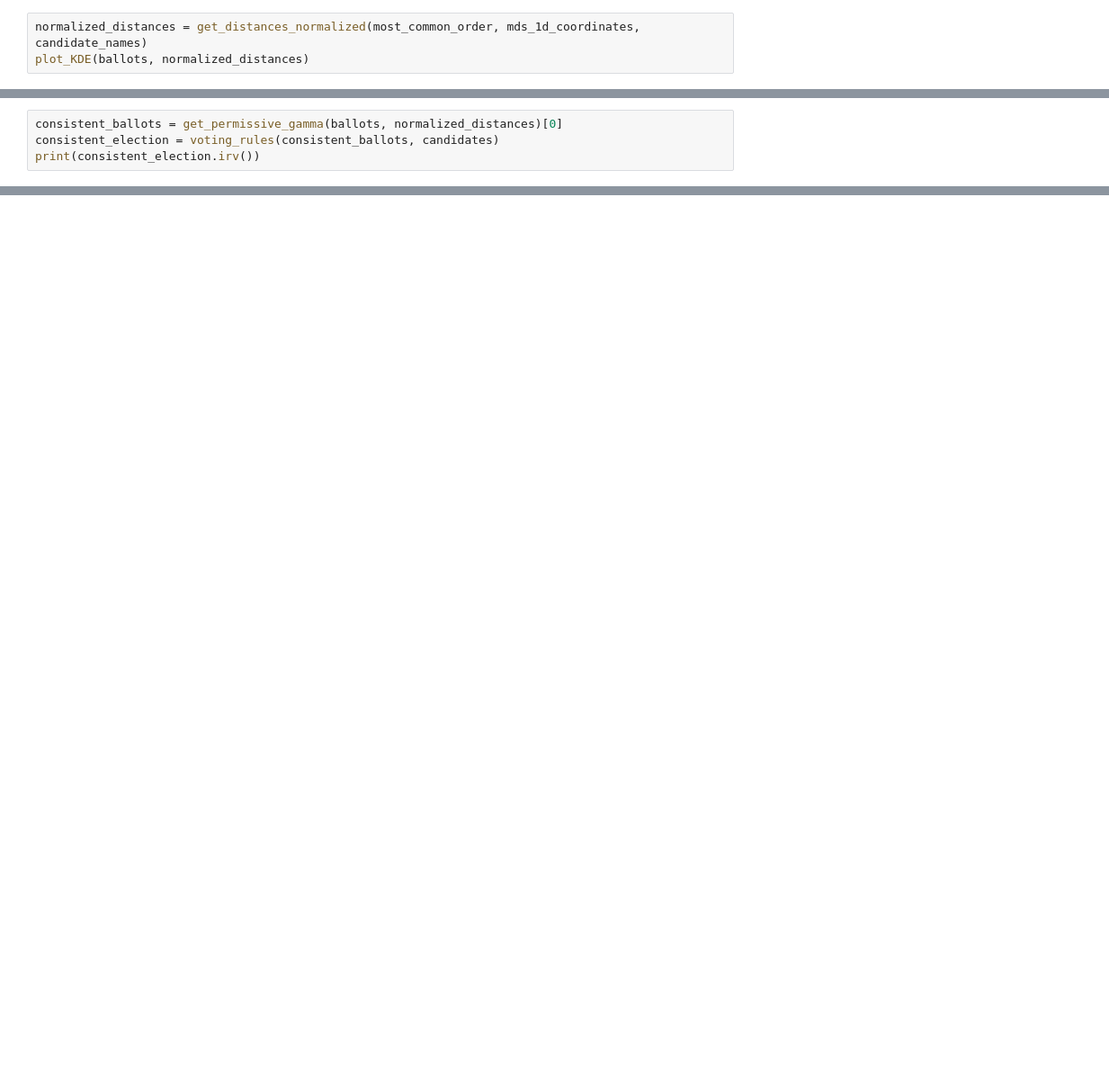
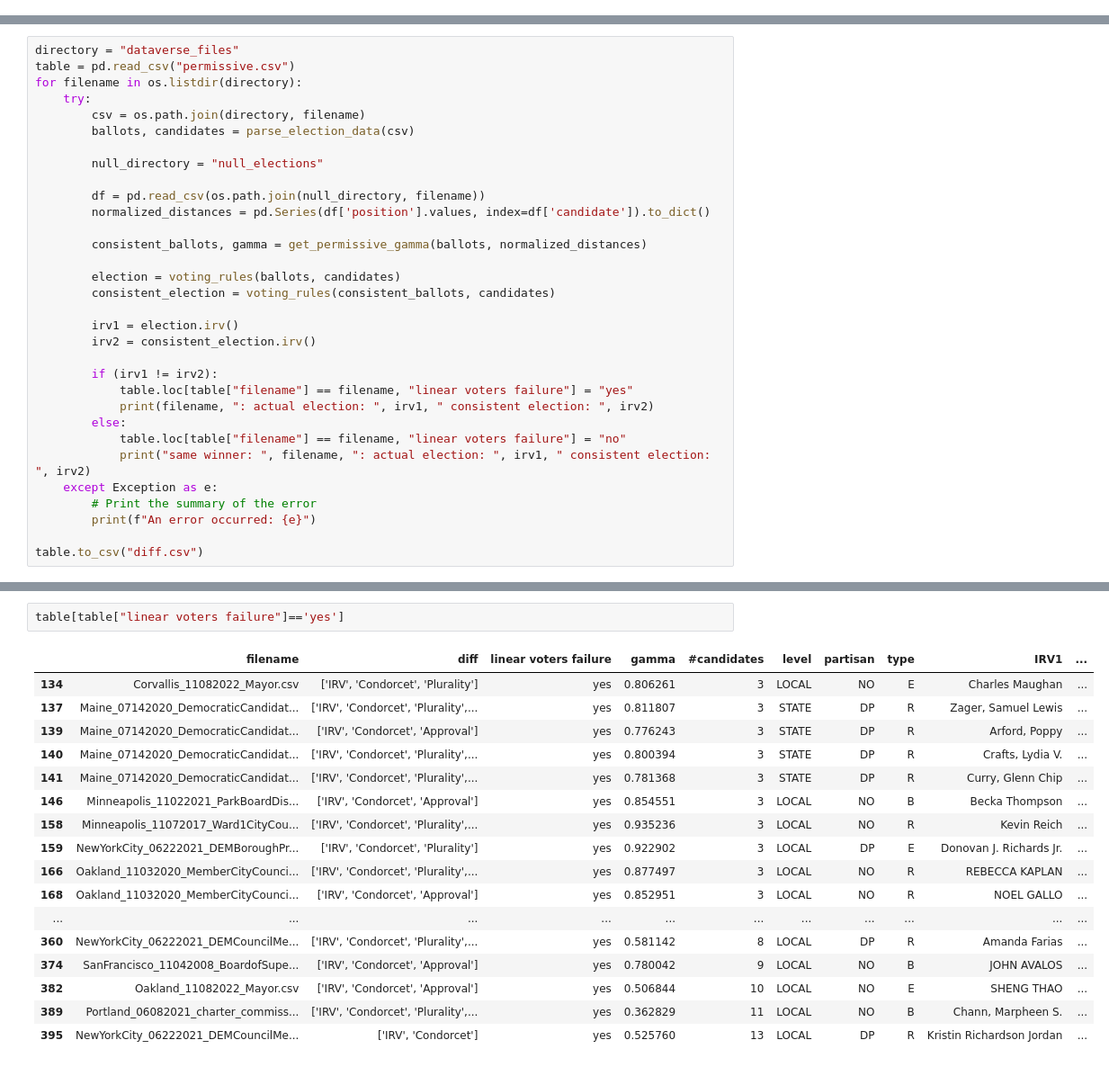
Before and after one commit to ericssimpson/voting-analysis-tools, a Jupyter notebook: cleaned files/inconsistent_ballots_analysis.ipynb, the cells around one changed output, grey strips where cells are left out. Shown at 90% size. Drawn from its saved outputs; the diff is of its cells as text; blank space fills up the shorter version.

```diff
--- a/cleaned files/inconsistent_ballots_analysis.ipynb
+++ b/cleaned files/inconsistent_ballots_analysis.ipynb
@@ -20,3 +0,0 @@ mds_1d_coordinates, mds_2d_coordinates, most_common_order, order_frequencies, ca
-# %%
-normalized_distances = get_distances_normalized(most_common_order, mds_1d_coordinates, candidate_names)
-plot_KDE(ballots, normalized_distances)
@@ -34,4 +0,0 @@ Charles Maughan
-# %%
-consistent_ballots = get_permissive_gamma(ballots, normalized_distances)[0]
-consistent_election = voting_rules(consistent_ballots, candidates)
-print(consistent_election.irv())
@@ -230,0 +13,32 @@ Bob Kiss
+# %%
+directory = "dataverse_files"
+table = pd.read_csv("permissive.csv")
+for filename in os.listdir(directory):
+    try:
+        csv = os.path.join(directory, filename)
+        ballots, candidates = parse_election_data(csv)
+
+        null_directory = "null_elections"
+
+        df = pd.read_csv(os.path.join(null_directory, filename))
+        normalized_distances = pd.Series(df['position'].values, index=df['candidate']).to_dict()
+
+        consistent_ballots, gamma = get_permissive_gamma(ballots, normalized_distances)
+
+        election = voting_rules(ballots, candidates)
+        consistent_election = voting_rules(consistent_ballots, candidates)
+
+        irv1 = election.irv()
+        irv2 = consistent_election.irv()
+
+        if (irv1 != irv2):
+            table.loc[table["filename"] == filename, "linear voters failure"] = "yes"
+            print(filename, ": actual election: ", irv1, " consistent election: ", irv2)
+        else:
+            table.loc[table["filename"] == filename, "linear voters failure"] = "no"
+            print("same winner: ", filename, ": actual election: ", irv1, " consistent election: ", irv2)
+    except Exception as e:
+        # Print the summary of the error
+        print(f"An error occurred: {e}")
+
+table.to_csv("diff.csv")
@@ -230,0 +63,20 @@ Bob Kiss
+# %%
+table[table["linear voters failure"]=='yes']
+# %% [output]
+|  | filename | diff | linear voters failure | gamma | #candidates | level | partisan | type | IRV1 | ... |
+| 134 | Corvallis_11082022_Mayor.csv | ['IRV', 'Condorcet', 'Plurality'] | yes | 0.806261 | 3 | LOCAL | NO | E | Charles Maughan | ... |
+| 137 | Maine_07142020_DemocraticCandidat... | ['IRV', 'Condorcet', 'Plurality',... | yes | 0.811807 | 3 | STATE | DP | R | Zager, Samuel Lewis | ... |
+| 139 | Maine_07142020_DemocraticCandidat... | ['IRV', 'Condorcet', 'Approval'] | yes | 0.776243 | 3 | STATE | DP | R | Arford, Poppy | ... |
+| 140 | Maine_07142020_DemocraticCandidat... | ['IRV', 'Condorcet', 'Plurality',... | yes | 0.800394 | 3 | STATE | DP | R | Crafts, Lydia V. | ... |
+| 141 | Maine_07142020_DemocraticCandidat... | ['IRV', 'Condorcet', 'Plurality',... | yes | 0.781368 | 3 | STATE | DP | R | Curry, Glenn Chip | ... |
+| 146 | Minneapolis_11022021_ParkBoardDis... | ['IRV', 'Condorcet', 'Approval'] | yes | 0.854551 | 3 | LOCAL | NO | B | Becka Thompson | ... |
+| 158 | Minneapolis_11072017_Ward1CityCou... | ['IRV', 'Condorcet', 'Plurality',... | yes | 0.935236 | 3 | LOCAL | NO | R | Kevin Reich | ... |
+| 159 | NewYorkCity_06222021_DEMBoroughPr... | ['IRV', 'Condorcet', 'Plurality'] | yes | 0.922902 | 3 | LOCAL | DP | E | Donovan J. Richards Jr. | ... |
+| 166 | Oakland_11032020_MemberCityCounci... | ['IRV', 'Condorcet', 'Plurality',... | yes | 0.877497 | 3 | LOCAL | NO | R | REBECCA KAPLAN | ... |
+| 168 | Oakland_11032020_MemberCityCounci... | ['IRV', 'Condorcet', 'Approval'] | yes | 0.852951 | 3 | LOCAL | NO | R | NOEL GALLO | ... |
+| ... | ... | ... | ... | ... | ... | ... | ... | ... | ... | ... |
+| 360 | NewYorkCity_06222021_DEMCouncilMe... | ['IRV', 'Condorcet', 'Plurality',... | yes | 0.581142 | 8 | LOCAL | DP | R | Amanda Farias | ... |
+| 374 | SanFrancisco_11042008_BoardofSupe... | ['IRV', 'Condorcet', 'Approval'] | yes | 0.780042 | 9 | LOCAL | NO | B | JOHN AVALOS | ... |
+| 382 | Oakland_11082022_Mayor.csv | ['IRV', 'Condorcet', 'Approval'] | yes | 0.506844 | 10 | LOCAL | NO | E | SHENG THAO | ... |
+| 389 | Portland_06082021_charter_commiss... | ['IRV', 'Condorcet', 'Plurality',... | yes | 0.362829 | 11 | LOCAL | NO | B | Chann, Marpheen S. | ... |
+| 395 | NewYorkCity_06222021_DEMCouncilMe... | ['IRV', 'Condorcet'] | yes | 0.525760 | 13 | LOCAL | DP | R | Kristin Richardson Jordan | ... |
```
Also changed, not shown: parts of 43 cells of this notebook, 7 other files.
